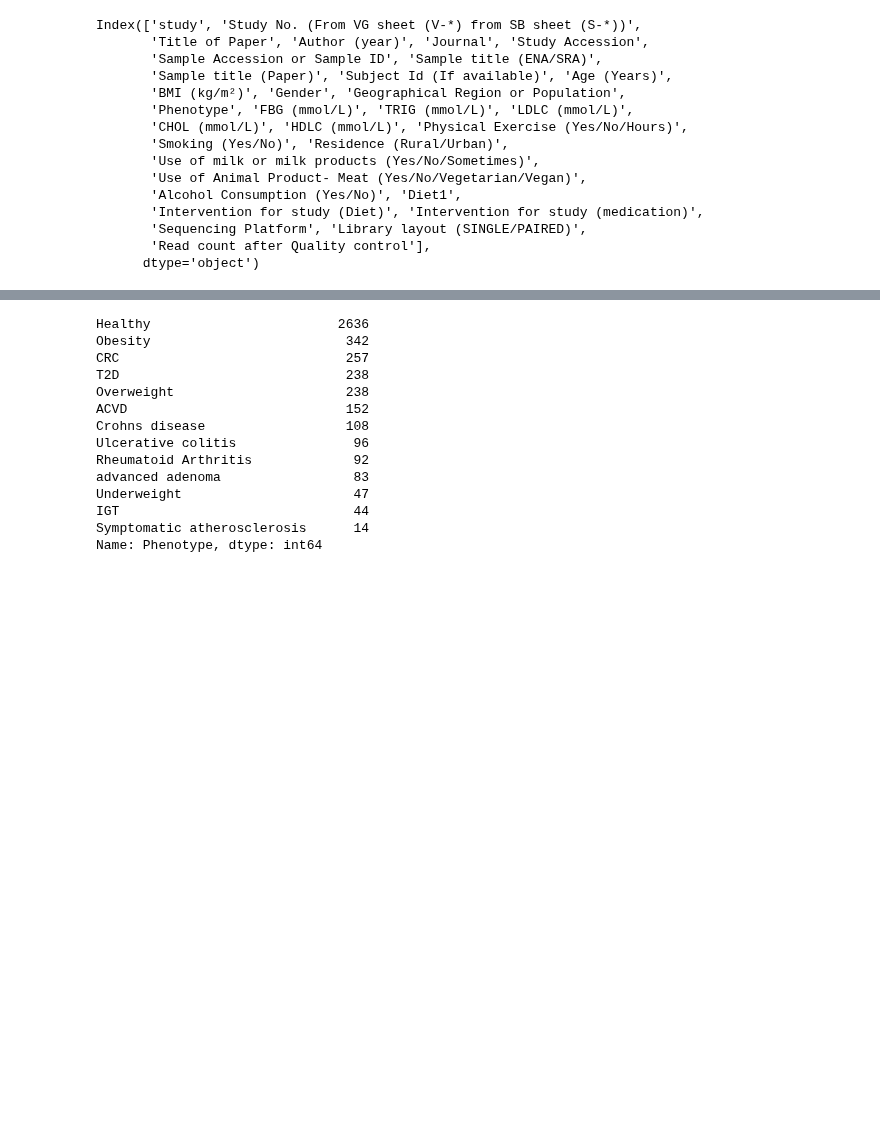
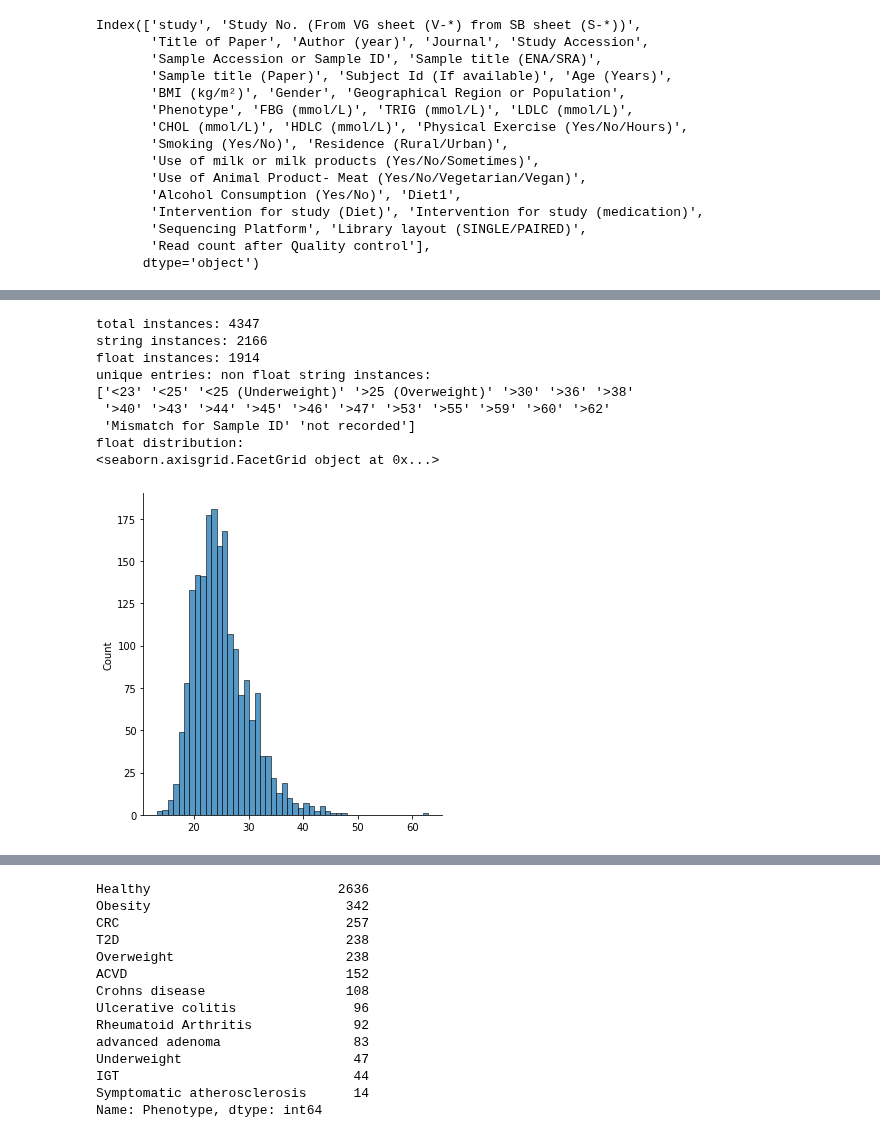
Before and after one commit to singjc/MetagenPipe, a Jupyter notebook: src/Gupta_2020_Precompiled_Cleaned.ipynb, the cells around one changed output, grey strips where cells are left out. Saved outputs shown, nothing was run; the diff lists cells and outputs as text; code cells hidden in the pictures; blank space fills up the shorter version.

Commit message:
move more metadata cleaning to Gupta_2020_Precompiled_Cleaned.ipynb

```diff
--- a/src/Gupta_2020_Precompiled_Cleaned.ipynb
+++ b/src/Gupta_2020_Precompiled_Cleaned.ipynb
@@ -203,4 +202,0 @@ def convert_numeric(x):
-# %%
-for x in SampleMetaDataClean.keys():
-    arr = SampleMetaDataClean[x].to_numpy()
-    SampleMetaDataClean[x] = convert_numeric(arr)
@@ -240,0 +205,3 @@ Name: Phenotype, dtype: int64
+# %%
+# further clean numeric variables
+SampleMetaDataClean.rename(columns={'BMI (kg/m²)':'BMI', 'FBG (mmol/L)':'FBG', 'TRIG (mmol/L)':'TRIG', 'LDLC (mmol/L)':'LDLC','CHOL (mmol/L)':'CHOL', 'HDLC (mmol/L)':'HDLC'}, inplace=True)
@@ -240,0 +225,28 @@ Name: Phenotype, dtype: int64
+# %%
+float_regex = '^[0-9]+.*[0-9]*$'
+def summarize_column(S):
+    str_instances = S[np.argwhere([isinstance(x, str) for x in S]).flatten()].to_numpy()
+    non_str_instances = S[np.argwhere([not isinstance(x, str) for x in S]).flatten()].to_numpy()
+    float_instances = str_instances[np.argwhere([re.search(float_regex, x) for x in str_instances]).flatten()]
+    non_float_str_instances = str_instances[np.argwhere([not re.search(float_regex, x) for x in str_instances]).flatten()]
+    print("total instances: {}".format(len(S)))
+    print("string instances: {}".format(len(str_instances)))
+    print("float instances: {}".format(len(float_instances)))
+    print("unique entries: non float string instances:")
+    print(np.sort(np.unique(non_float_str_instances)))
+    print("float distribution:")
+    print(sns.displot(float_instances.astype('float')))
+# %%
+# Clean BMI
+summarize_column(SampleMetaDataClean["BMI"])
+# %% [output]
+total instances: 4347
+string instances: 2166
+float instances: 1914
+unique entries: non float string instances:
+['<23' '<25' '<25 (Underweight)' '>25 (Overweight)' '>30' '>36' '>38'
+ '>40' '>43' '>44' '>45' '>46' '>47' '>53' '>55' '>59' '>60' '>62'
+ 'Mismatch for Sample ID' 'not recorded']
+float distribution:
+<seaborn.axisgrid.FacetGrid object at 0x...>
+[figure, added]
```
Also changed, not shown: parts of 34 cells of this notebook.
